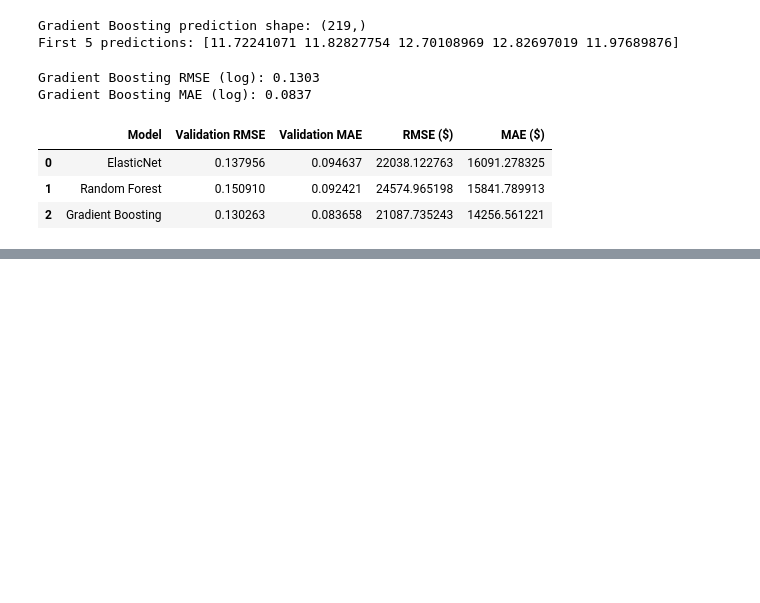
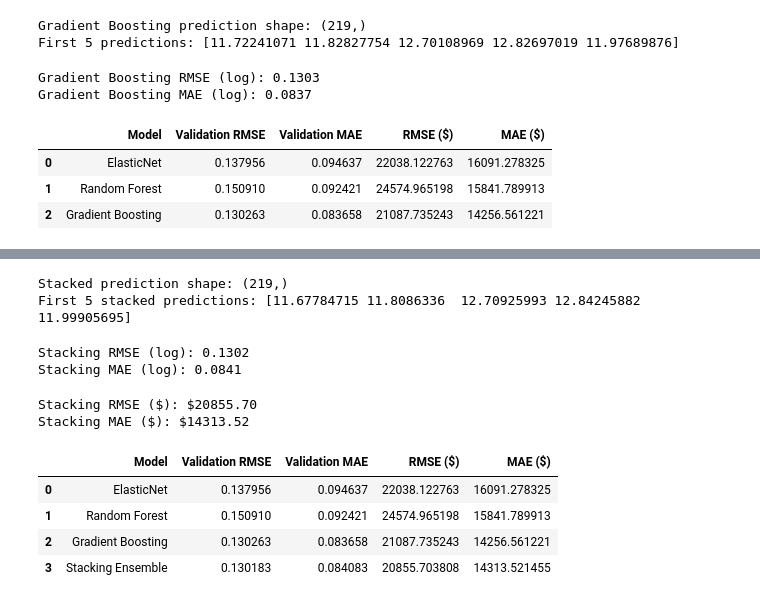
Before and after one commit to rcodes-ix/ames-house-price-prediction, a Jupyter notebook: house_price_prediction.ipynb, the cells around one changed output, grey strips where cells are left out. Drawn from its saved outputs; the diff is of its cells as text; code cells hidden in the pictures; blank space fills up the shorter version.

```diff
--- a/house_price_prediction.ipynb
+++ b/house_price_prediction.ipynb
@@ -526,0 +667,6 @@ display(model_results)
+# %%
+elastic_valid_pred = elastic_model.predict(X_valid)
+
+rf_valid_pred = rf_model.predict(X_valid)
+
+gbr_valid_pred = gbr_model.predict(X_valid)
@@ -526,0 +688,68 @@ display(model_results)
+# %%
+stack_valid_pred = stack_model.predict(stack_X_valid)
+
+print('Stacked prediction shape:', stack_valid_pred.shape)
+print('First 5 stacked predictions:', stack_valid_pred[:5])
+# %% [output]
+Stacked prediction shape: (219,)
+First 5 stacked predictions: [11.67784715 11.8086336  12.70925993 12.84245882 11.99905695]
+# %%
+stack_rmse = np.sqrt(
+    mean_squared_error(
+        y_valid,
+        stack_valid_pred
+    )
+)
+
+stack_mae = mean_absolute_error(
+    y_valid,
+    stack_valid_pred
+)
+
+print(f'Stacking RMSE (log): {stack_rmse:.4f}')
+print(f'Stacking MAE (log): {stack_mae:.4f}')
+# %% [output]
+Stacking RMSE (log): 0.1302
+Stacking MAE (log): 0.0841
+# %%
+stack_valid_price = np.expm1(stack_valid_pred)
+y_valid_price = np.expm1(y_valid)
+
+stack_rmse_price = np.sqrt(
+    mean_squared_error(
+        y_valid_price,
+        stack_valid_price
+    )
+)
+
+stack_mae_price = mean_absolute_error(
+    y_valid_price,
+    stack_valid_price
+)
+
+print(f'Stacking RMSE ($): ${stack_rmse_price:.2f}')
+print(f'Stacking MAE ($): ${stack_mae_price:.2f}')
+# %% [output]
+Stacking RMSE ($): $20855.70
+Stacking MAE ($): $14313.52
+# %%
+stack_results = pd.DataFrame({
+    'Model': ['Stacking Ensemble'],
+    'Validation RMSE': [stack_rmse],
+    'Validation MAE': [stack_mae],
+    'RMSE ($)': [stack_rmse_price],
+    'MAE ($)': [stack_mae_price]
+})
+
+model_results = pd.concat(
+    [model_results, stack_results],
+    ignore_index=True
+)
+
+display(model_results)
+# %% [output]
+|  | Model | Validation RMSE | Validation MAE | RMSE ($) | MAE ($) |
+| 0 | ElasticNet | 0.137956 | 0.094637 | 22038.122763 | 16091.278325 |
+| 1 | Random Forest | 0.150910 | 0.092421 | 24574.965198 | 15841.789913 |
+| 2 | Gradient Boosting | 0.130263 | 0.083658 | 21087.735243 | 14256.561221 |
+| 3 | Stacking Ensemble | 0.130183 | 0.084083 | 20855.703808 | 14313.521455 |
```
Also changed, not shown: parts of 41 cells of this notebook.
